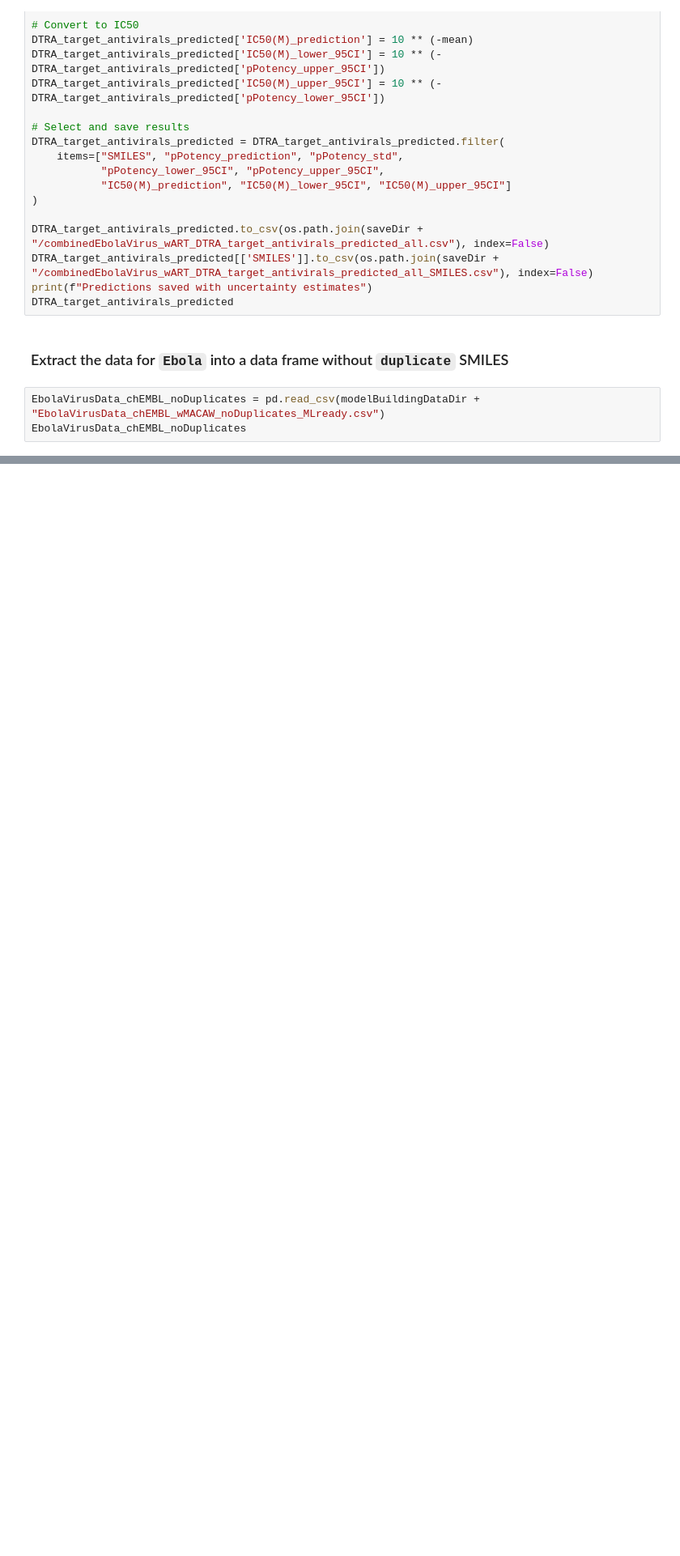
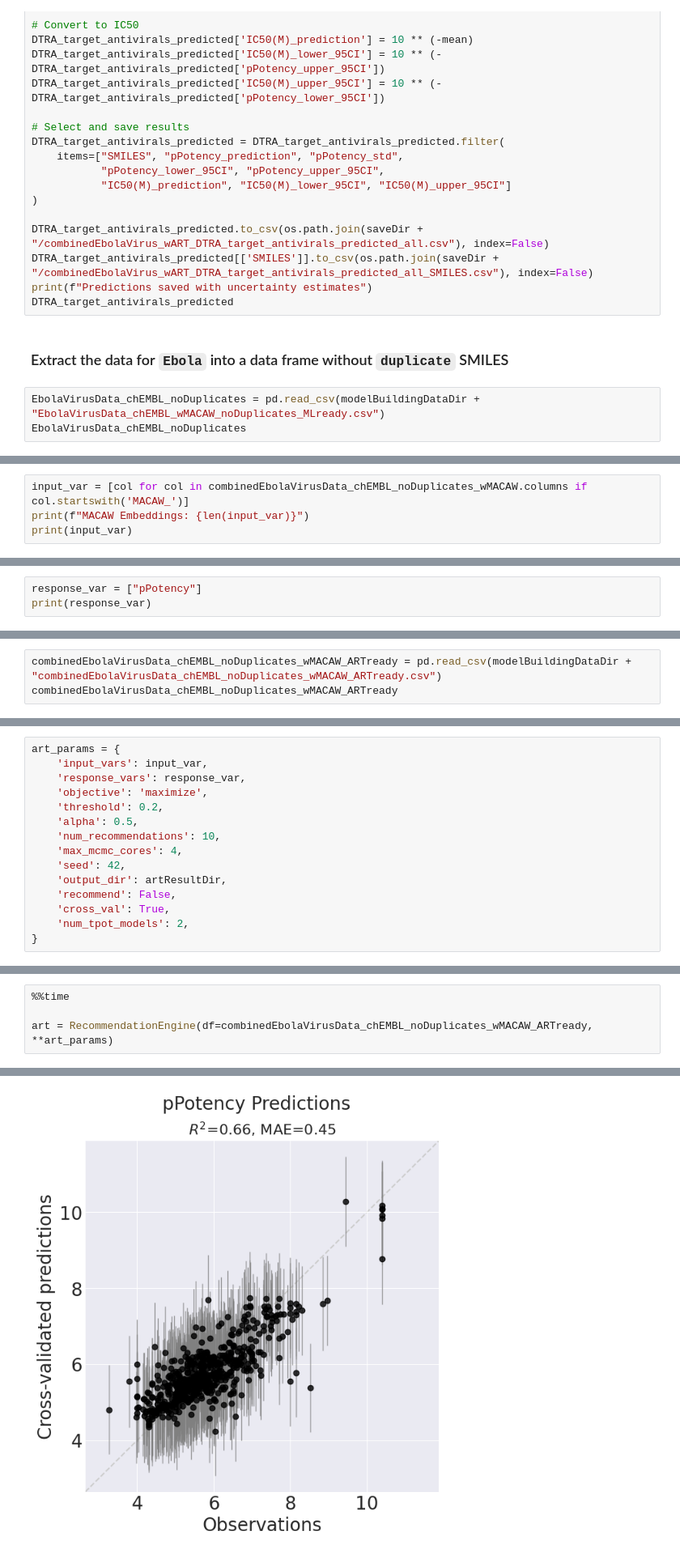
Before and after one commit to soumyadeepghosh35/DTRA_ART, a Jupyter notebook: DTRA_project_notebooks/Step5_ART_Ebola.ipynb, the cells around one changed output, grey strips where cells are left out. Shown at 81% size. Cells and saved outputs as stored; diff of their text form; blank space fills up the shorter version.

Commit message:
now ART can run without duplicate smiles

```diff
--- a/DTRA_project_notebooks/Step5_ART_Ebola.ipynb
+++ b/DTRA_project_notebooks/Step5_ART_Ebola.ipynb
@@ -472,0 +476,4 @@ EbolaVirusData_chEMBL_noDuplicates
+# %%
+input_var = [col for col in combinedEbolaVirusData_chEMBL_noDuplicates_wMACAW.columns if col.startswith('MACAW_')]
+print(f"MACAW Embeddings: {len(input_var)}")
+print(input_var)
@@ -472,0 +485,3 @@ EbolaVirusData_chEMBL_noDuplicates
+# %%
+response_var = ["pPotency"]
+print(response_var)
@@ -472,0 +498,3 @@ EbolaVirusData_chEMBL_noDuplicates
+# %%
+combinedEbolaVirusData_chEMBL_noDuplicates_wMACAW_ARTready = pd.read_csv(modelBuildingDataDir + "combinedEbolaVirusData_chEMBL_noDuplicates_wMACAW_ARTready.csv")
+combinedEbolaVirusData_chEMBL_noDuplicates_wMACAW_ARTready
@@ -472,0 +517,15 @@ EbolaVirusData_chEMBL_noDuplicates
+# %%
+art_params = {
+    'input_vars': input_var,
+    'response_vars': response_var,
+    'objective': 'maximize',
+    'threshold': 0.2,
+    'alpha': 0.5,
+    'num_recommendations': 10,
+    'max_mcmc_cores': 4,
+    'seed': 42,
+    'output_dir': artResultDir,
+    'recommend': False,
+    'cross_val': True,
+    'num_tpot_models': 2,
+}
@@ -472,0 +534,5 @@ EbolaVirusData_chEMBL_noDuplicates
+# %%
+%%time
+
+art = RecommendationEngine(df=combinedEbolaVirusData_chEMBL_noDuplicates_wMACAW_ARTready, **art_params)
+# %% [output]
@@ -472,0 +556 @@ EbolaVirusData_chEMBL_noDuplicates
+[figure, added]
```
Also changed, not shown: parts of 15 cells of this notebook, 4 other files.
